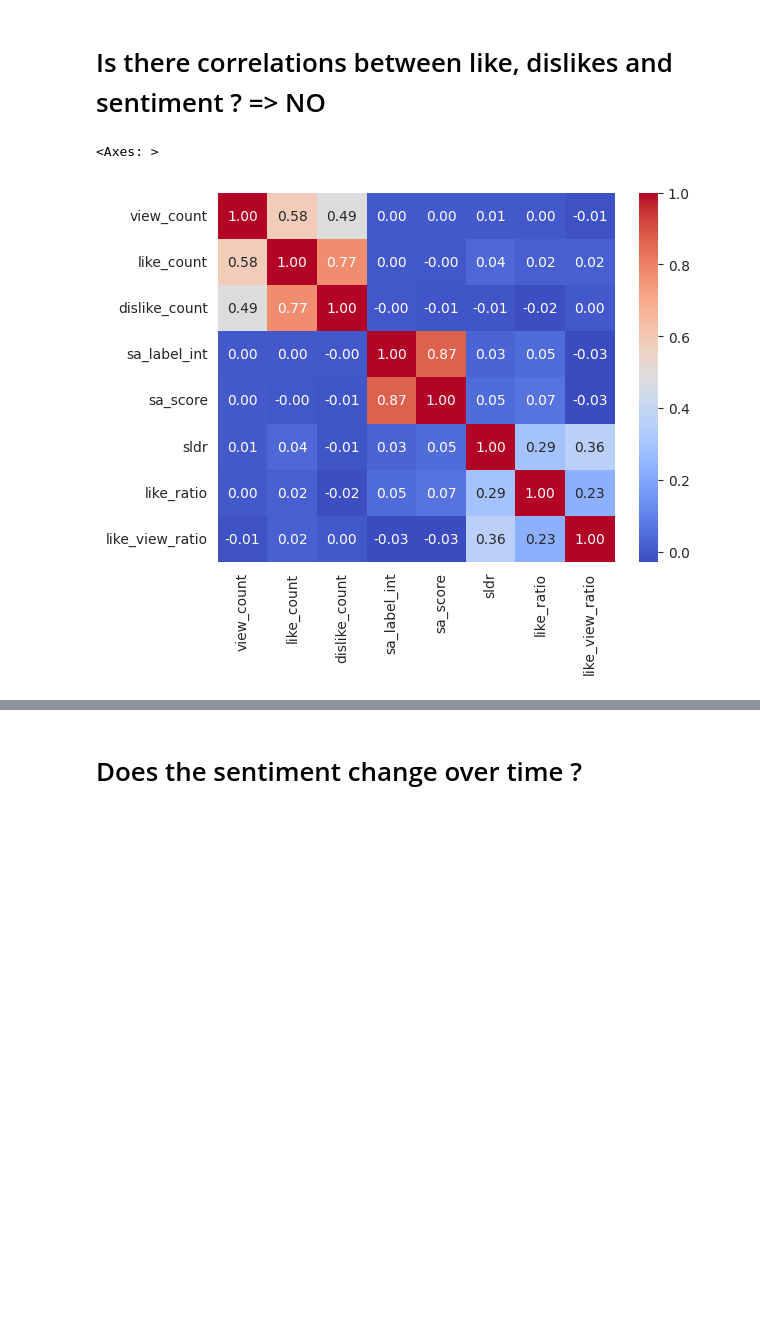
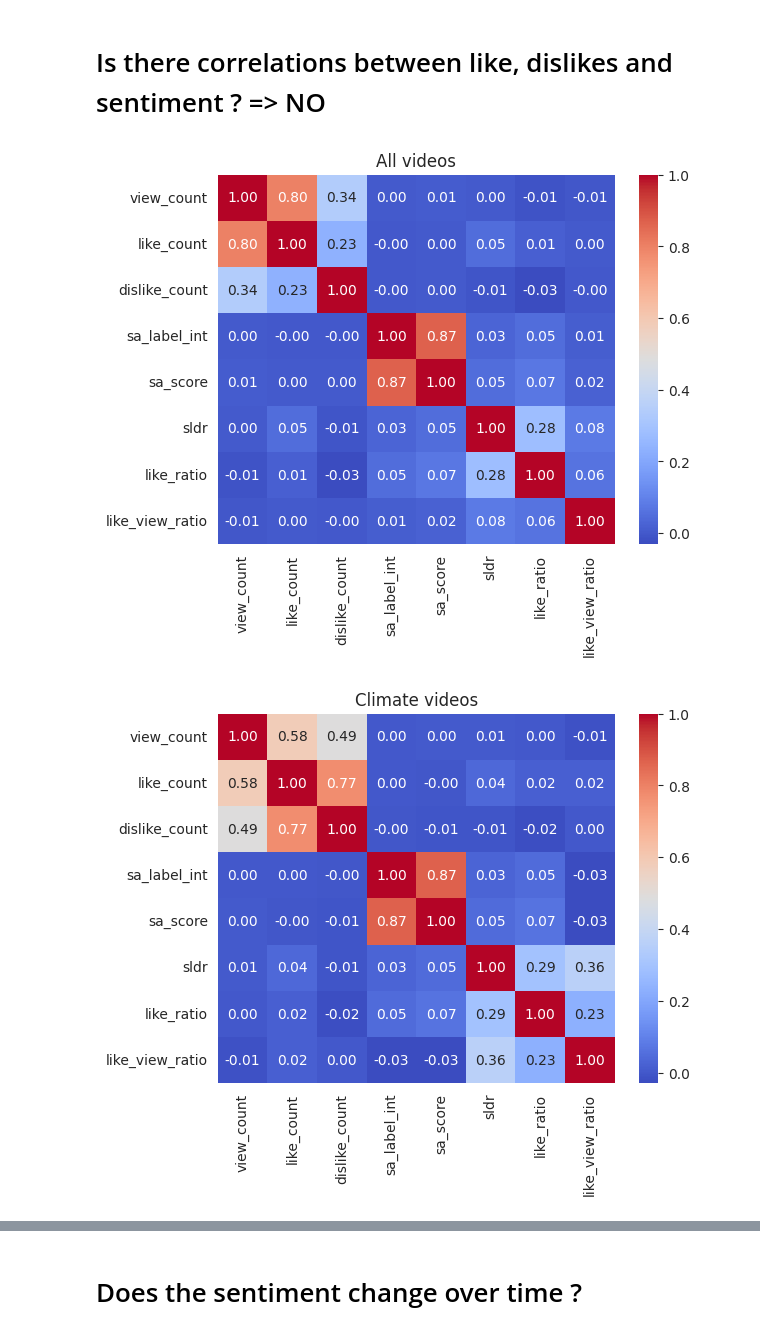
Before and after one commit to agatha-duzan/ada-2023-project-fadamily, a Jupyter notebook: sentiment_analysis.ipynb, the cells around one changed output, grey strips where cells are left out. Cells and saved outputs as stored; diff of their text form; code cells hidden in the pictures; blank space fills up the shorter version.

```diff
--- a/sentiment_analysis.ipynb
+++ b/sentiment_analysis.ipynb
@@ -15,5 +18,6 @@ titles = data['title'] # .iloc[:3000]
 # %%
-file_name = 'data/video_title_sentiment_analysis.csv'
+file_name = 'data/sample01_title_sentiment_analysis.csv'
+file_name_climate = 'data/video_title_sentiment_analysis.csv'
 
 def save_new_title_sentiments(sentiment_res: pd.DataFrame):
     if not os.path.isfile(file_name):
@@ -39,8 +43,13 @@ def save_new_title_sentiments(sentiment_res: pd.DataFrame):
 # Create new sentiment results
 # %%
 sa_label_to_int = {'positive':1, 'negative':-1, 'neutral':0}
-sentiment_res = pd.read_csv(file_name, index_col=0)
-sentiment_res['sa_label'] = sentiment_res.apply(lambda row: row.idxmax(), axis=1)
-sentiment_res['sa_label_int'] = sentiment_res['sa_label'].apply(lambda l: sa_label_to_int[l])
-sentiment_res['sa_score'] = sum([sentiment_res[label] * sa_label_to_int[label] for label in SentimentAnalysis.sentiment_names])
-sentiment_res
+
+def load_sentiment_data(file_name):
+    sentiment_res = pd.read_csv(file_name, index_col=0)
+    sentiment_res['sa_label'] = sentiment_res.apply(lambda row: row.idxmax(), axis=1)
+    sentiment_res['sa_label_int'] = sentiment_res['sa_label'].apply(lambda l: sa_label_to_int[l])
+    sentiment_res['sa_score'] = sum([sentiment_res[label] * sa_label_to_int[label] for label in SentimentAnalysis.sentiment_names])
+    return sentiment_res
+
+sentiment = load_sentiment_data(file_name)
+sentiment_climate = load_sentiment_data(file_name_climate)
@@ -88,7 +82,10 @@ Name: title, dtype: object
 # %%
 sa_names = SentimentAnalysis.sentiment_names
-data = pd.concat([data, sentiment_res], axis=1)
+
+data = pd.concat([df, sentiment], axis=1)
+data_climate = pd.concat([df_climate, sentiment_climate], axis=1)
 data.reset_index(inplace=True)
+data_climate.reset_index(inplace=True)
 data
 # %% [output]
 |  | display_id | categories | channel_id | crawl_date | description | dislike_count | duration | like_count | ... |
@@ -120,21 +126,29 @@ plt.show()
 # %%
 def sldr(like_count, dislike_count):
     if like_count == 0 and dislike_count == 0:
         return None
     if like_count > dislike_count:
         return (like_count+1)/(dislike_count+1)
     else :
         return - (dislike_count+1)/(like_count+1)
 
-data['sldr'] = data.apply(lambda row: sldr(row['like_count'], row['dislike_count']), axis=1)
-data['like_ratio'] = data['like_count'] / (data['like_count'] + data['dislike_count'])
-data['like_view_ratio'] = data['like_count'] / data['view_count']
-corr_cols = ['view_count', 'like_count', 'dislike_count', 'sa_label_int', 'sa_score', 'sldr', 'like_ratio', 'like_view_ratio']
-corr_mtx = data[corr_cols].corr()
-sns.heatmap(corr_mtx, annot=True, cmap='coolwarm', fmt=".2f")
+
+def plot_corr(data, title: str):
+    data['sldr'] = data.apply(lambda row: sldr(row['like_count'], row['dislike_count']), axis=1)
+    data['like_ratio'] = data['like_count'] / (data['like_count'] + data['dislike_count'])
+    data['like_view_ratio'] = data['like_count'] / data['view_count']
+    corr_cols = ['view_count', 'like_count', 'dislike_count', 'sa_label_int', 'sa_score', 'sldr', 'like_ratio', 'like_view_ratio']
+    corr_mtx = data[corr_cols].corr()
+    sns.heatmap(corr_mtx, annot=True, cmap='coolwarm', fmt=".2f")
+    plt.title(title)
+    plt.show()
+
+
+plot_corr(data, 'All videos')
+plot_corr(data_climate, 'Climate videos')
 # %% [output]
-<Axes: >
-[figure, old version]
+[figure, new version]
+[figure, added]
 # %%
 cols = ['view_count', 'like_ratio', 'like_view_ratio', 'sldr']
 titles = ['Views', 'Like ratio', 'Like / view ratio', 'SLDR']
```
Also changed, not shown: parts of 10 cells of this notebook, 1 other file.
